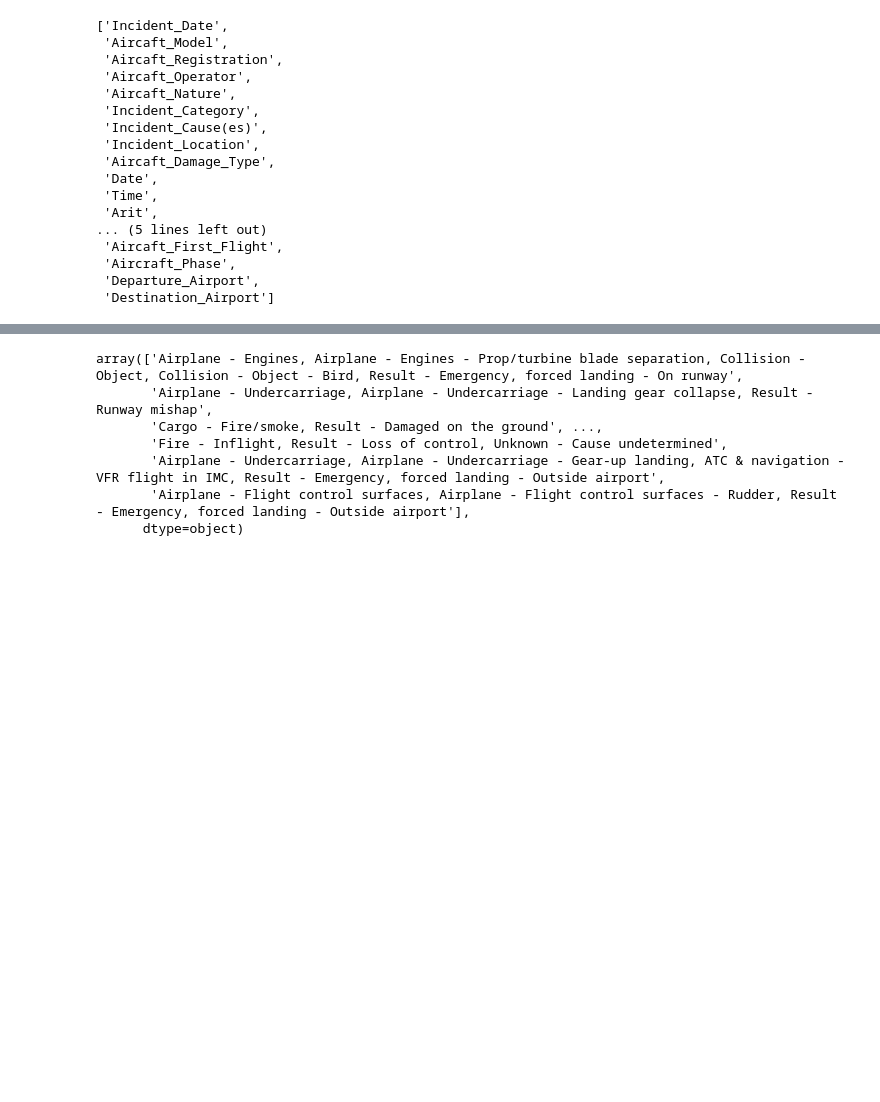
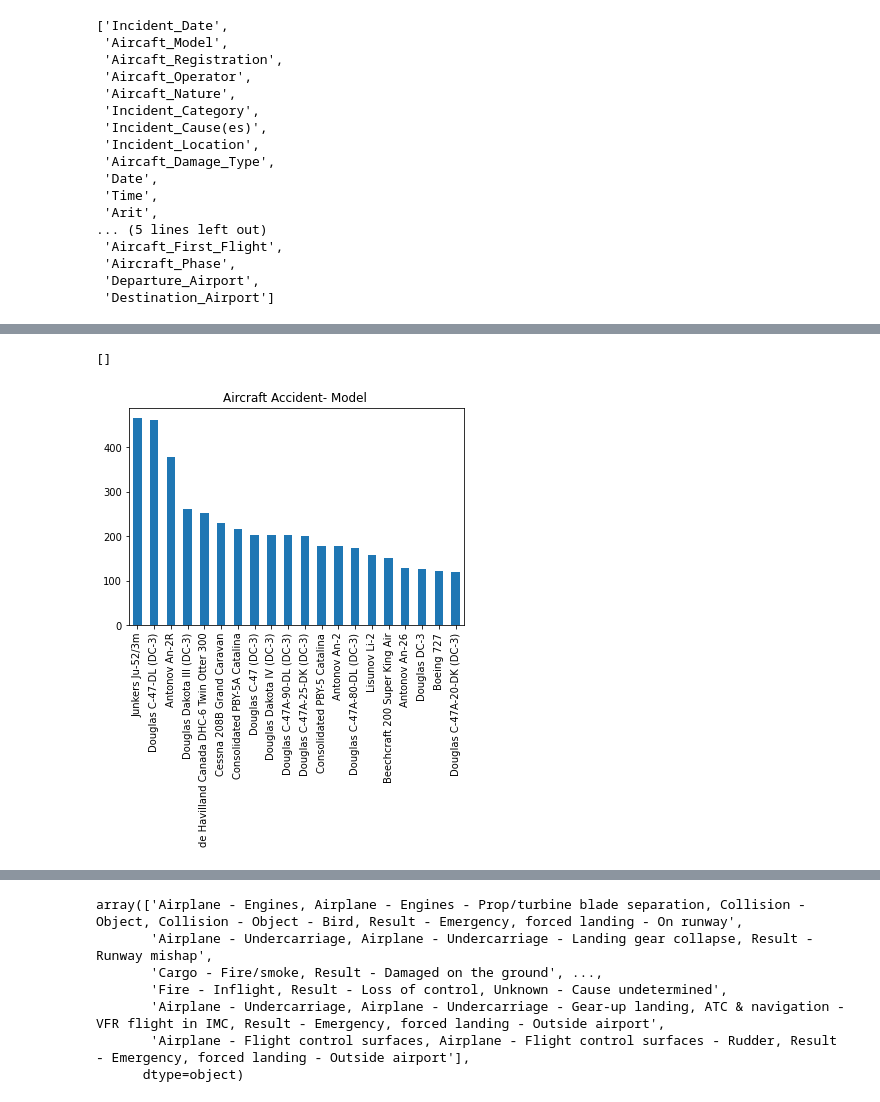
Before and after one commit to tusharsharma0605/Aircraft-Accidents-Failures-Hijacks-, a Jupyter notebook: aircraft-accidents-failures-hijacks.ipynb, the cells around one changed output, grey strips where cells are left out. Cells and saved outputs as stored; diff of their text form; code cells hidden in the pictures; blank space fills up the shorter version.

```diff
--- a/aircraft-accidents-failures-hijacks.ipynb
+++ b/aircraft-accidents-failures-hijacks.ipynb
@@ -168,3 +190,15 @@ dropped_dataset.columns.tolist()
  'Aircraft_Phase',
  'Departure_Airport',
  'Destination_Airport']
+# %%
+weekday = ['Friday', 'Thursday', 'Wednesday', 'Tuesday', 'Monday', 'Saturday', 'Sunday']
+incident_date_format = {'day': [], 'mon': [], 'year': [], 'day_name': []}
+for d_date in dropped_dataset['Date']:
+    d_date = d_date.split(' ')
+    day_week = d_date[0]
+    if day_week not in weekday:
+        day_week = 'Unknown'
+    incident_date_format['day_name'].append(day_week)
+
+dropped_dataset['day_name'] = incident_date_format['day_name']
+dropped_dataset.head()
@@ -200,0 +269,8 @@ Name: Date, Length: 14853, dtype: int64
+# %%
+dropped_dataset['Aircaft_Model'].value_counts()[:20].plot(kind="bar")
+plt.title("Aircraft Accident- Model ")
+plt.xticks(rotation=90)
+plt.plot(color="white", lw=2)
+# %% [output]
+[]
+[figure, added]
```
Also changed, not shown: parts of 63 cells of this notebook.
